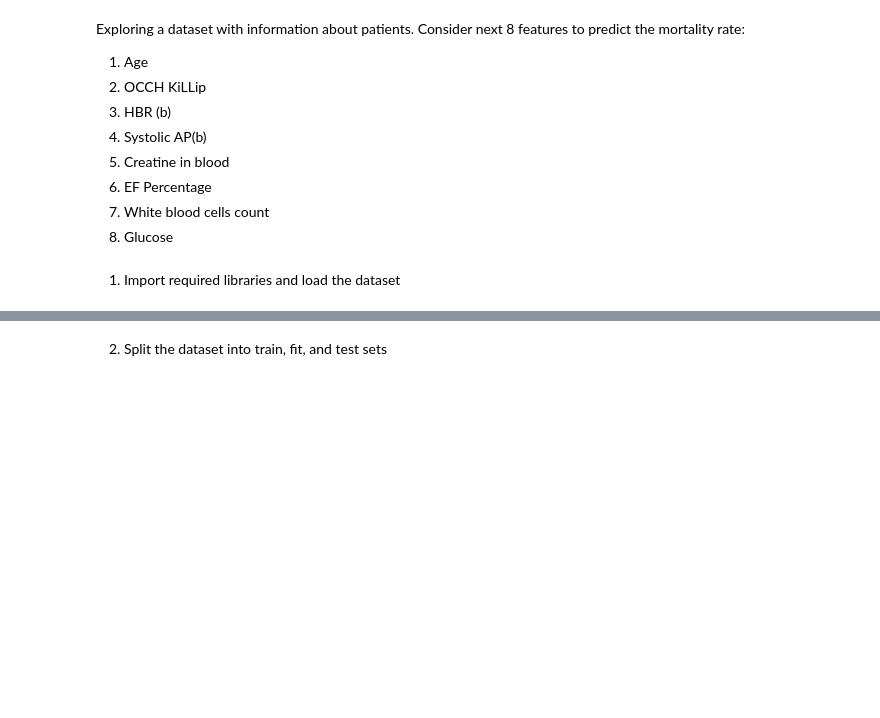
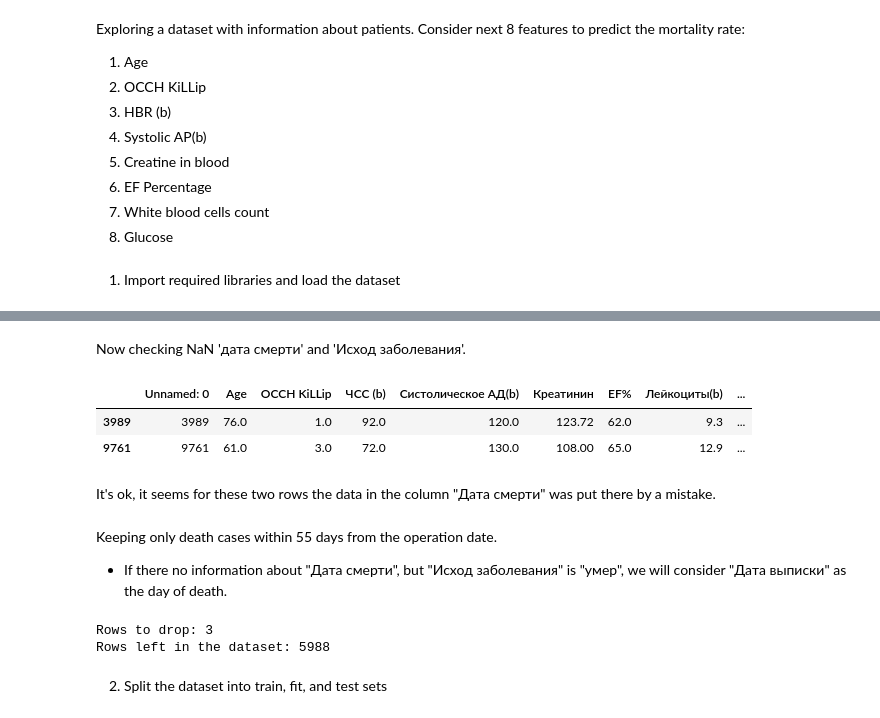
Before and after one commit to bvpotapenko/feat-imp-research, a Jupyter notebook: feat-imp-research.ipynb, the cells around one changed output, grey strips where cells are left out. Drawn from its saved outputs; the diff is of its cells as text; code cells hidden in the pictures; blank space fills up the shorter version.

```diff
--- a/feat-imp-research.ipynb
+++ b/feat-imp-research.ipynb
@@ -41,0 +184,18 @@ y = data['mortality_rate']
+# %%
+rows_to_keep = ~mask
+filtered_data = filtered_subset_tests_no_nan_copy[rows_to_keep]
+# %% [markdown]
+Now checking NaN 'дата смерти' and 'Исход заболевания'.
+# %%
+query_expression = "(not `дата смерти`.isnull() and `Исход заболевания` != 'умер')"
+
+filtered_data.query(query_expression).head(50)
+# %% [output]
+|  | Unnamed: 0 | Age | ОССН KiLLip | ЧСС (b) | Систолическое АД(b) | Креатинин | EF% | Лейкоциты(b) | ... |
+| 3989 | 3989 | 76.0 | 1.0 | 92.0 | 120.0 | 123.72 | 62.0 | 9.3 | ... |
+| 9761 | 9761 | 61.0 | 3.0 | 72.0 | 130.0 | 108.00 | 65.0 | 12.9 | ... |
+# %% [markdown]
+It's ok, it seems for these two rows the data in the column "Дата смерти" was put there by a mistake.
+# %% [markdown]
+Keeping only death cases within 55 days from the operation date.
+- If there no information about "Дата смерти", but "Исход заболевания" is "умер", we will consider "Дата выписки" as the day of death.
@@ -42,2 +214,9 @@ y = data['mortality_rate']
+# %%
+print(f"Rows to drop: {filtered_data[mask].shape[0]}")
+proper_date_subset = filtered_data[rows_to_keep]
+print(f"Rows left in the dataset: {proper_date_subset.shape[0]}")
+# %% [output]
+Rows to drop: 3
+Rows left in the dataset: 5988
 # %% [markdown]
 2. Split the dataset into train, fit, and test sets
```
Also changed, not shown: parts of 14 cells of this notebook, 1 other file.
